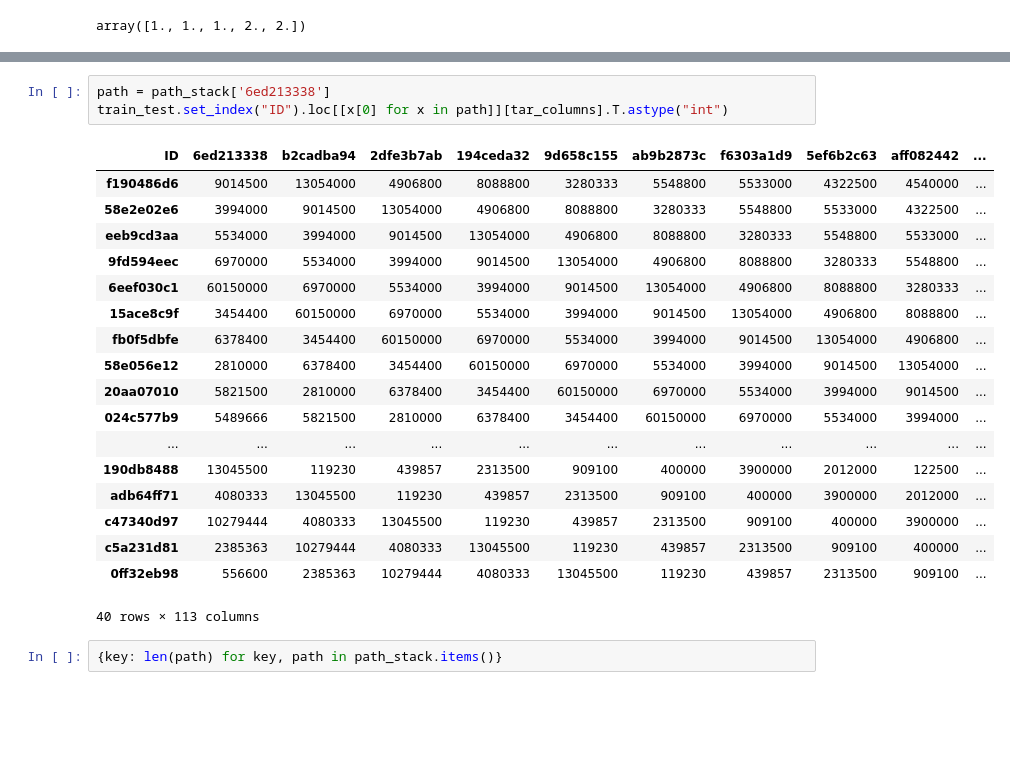
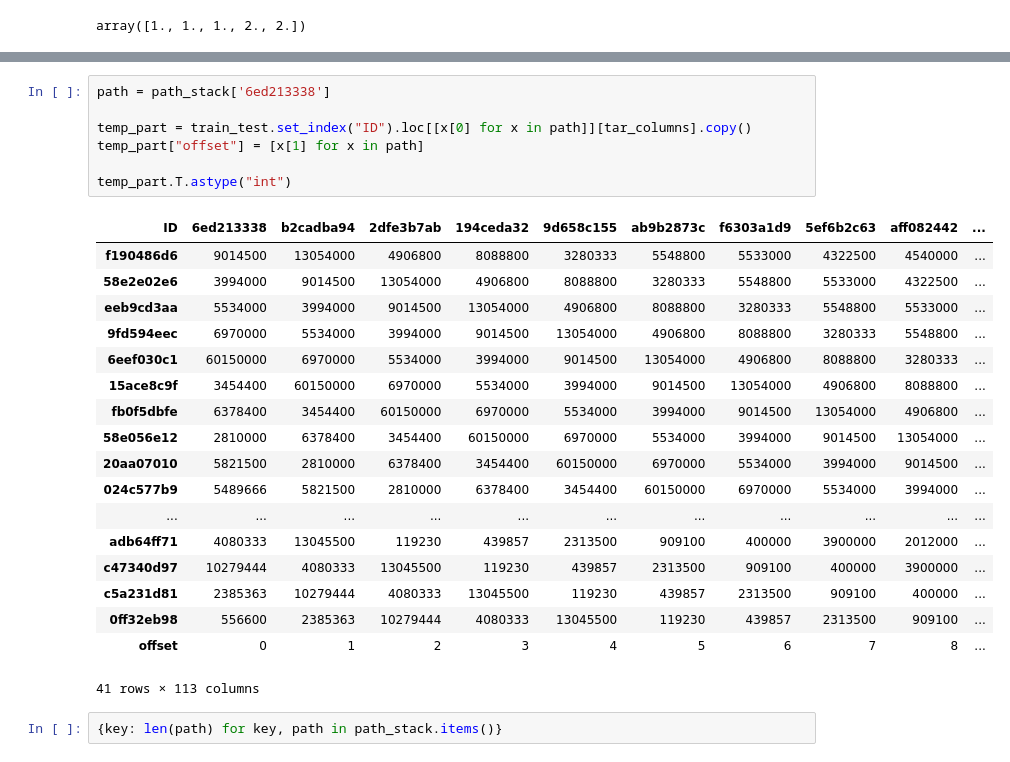
Before and after one commit to kqdmqx/kaggle-Santander-Value-Prediction-Challenge, a Jupyter notebook: 005-construct-graph.ipynb, the cells around one changed output, grey strips where cells are left out. Saved outputs shown, nothing was run; the diff lists cells and outputs as text; blank space fills up the shorter version.

```diff
--- a/005-construct-graph.ipynb
+++ b/005-construct-graph.ipynb
@@ -837,25 +995,29 @@ list(value_arr_stack[0])
 # %%
 path = path_stack['6ed213338']
-train_test.set_index("ID").loc[[x[0] for x in path]][tar_columns].T.astype("int")
+
+temp_part = train_test.set_index("ID").loc[[x[0] for x in path]][tar_columns].copy()
+temp_part["offset"] = [x[1] for x in path]
+
+temp_part.T.astype("int")
 # %% [output]
 | ID | 6ed213338 | b2cadba94 | 2dfe3b7ab | 194ceda32 | 9d658c155 | ab9b2873c | f6303a1d9 | 5ef6b2c63 | aff082442 | ... |
 | f190486d6 | 9014500 | 13054000 | 4906800 | 8088800 | 3280333 | 5548800 | 5533000 | 4322500 | 4540000 | ... |
 | 58e2e02e6 | 3994000 | 9014500 | 13054000 | 4906800 | 8088800 | 3280333 | 5548800 | 5533000 | 4322500 | ... |
 | eeb9cd3aa | 5534000 | 3994000 | 9014500 | 13054000 | 4906800 | 8088800 | 3280333 | 5548800 | 5533000 | ... |
 | 9fd594eec | 6970000 | 5534000 | 3994000 | 9014500 | 13054000 | 4906800 | 8088800 | 3280333 | 5548800 | ... |
 | 6eef030c1 | 60150000 | 6970000 | 5534000 | 3994000 | 9014500 | 13054000 | 4906800 | 8088800 | 3280333 | ... |
 | 15ace8c9f | 3454400 | 60150000 | 6970000 | 5534000 | 3994000 | 9014500 | 13054000 | 4906800 | 8088800 | ... |
 | fb0f5dbfe | 6378400 | 3454400 | 60150000 | 6970000 | 5534000 | 3994000 | 9014500 | 13054000 | 4906800 | ... |
 | 58e056e12 | 2810000 | 6378400 | 3454400 | 60150000 | 6970000 | 5534000 | 3994000 | 9014500 | 13054000 | ... |
 | 20aa07010 | 5821500 | 2810000 | 6378400 | 3454400 | 60150000 | 6970000 | 5534000 | 3994000 | 9014500 | ... |
 | 024c577b9 | 5489666 | 5821500 | 2810000 | 6378400 | 3454400 | 60150000 | 6970000 | 5534000 | 3994000 | ... |
 | ... | ... | ... | ... | ... | ... | ... | ... | ... | ... | ... |
-| 190db8488 | 13045500 | 119230 | 439857 | 2313500 | 909100 | 400000 | 3900000 | 2012000 | 122500 | ... |
 | adb64ff71 | 4080333 | 13045500 | 119230 | 439857 | 2313500 | 909100 | 400000 | 3900000 | 2012000 | ... |
 | c47340d97 | 10279444 | 4080333 | 13045500 | 119230 | 439857 | 2313500 | 909100 | 400000 | 3900000 | ... |
 | c5a231d81 | 2385363 | 10279444 | 4080333 | 13045500 | 119230 | 439857 | 2313500 | 909100 | 400000 | ... |
 | 0ff32eb98 | 556600 | 2385363 | 10279444 | 4080333 | 13045500 | 119230 | 439857 | 2313500 | 909100 | ... |
+| offset | 0 | 1 | 2 | 3 | 4 | 5 | 6 | 7 | 8 | ... |
-40 rows × 113 columns
+41 rows × 113 columns
 # %%
 {key: len(path) for key, path in path_stack.items()}
 # %% [output]
```
Also changed, not shown: parts of 18 cells of this notebook, 2 other files.
